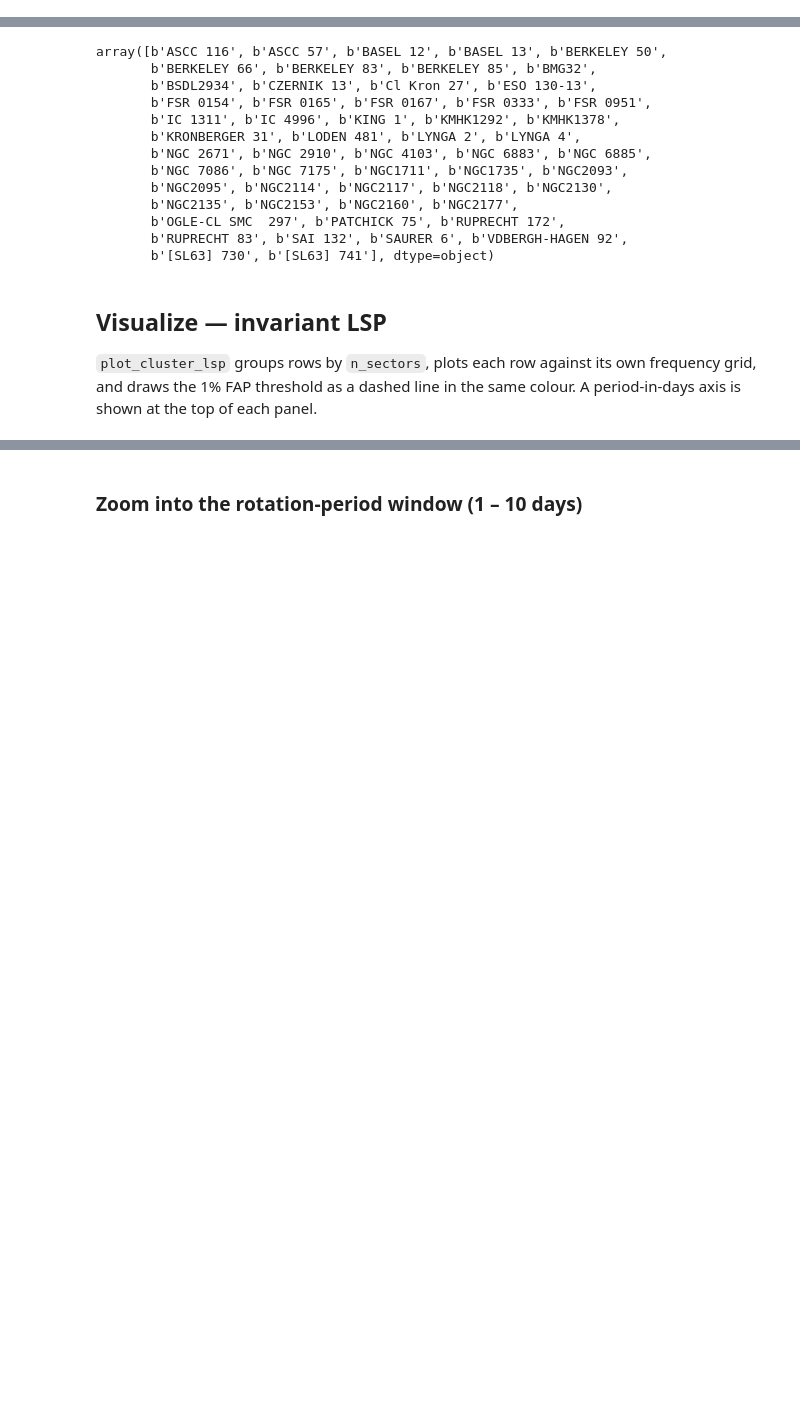
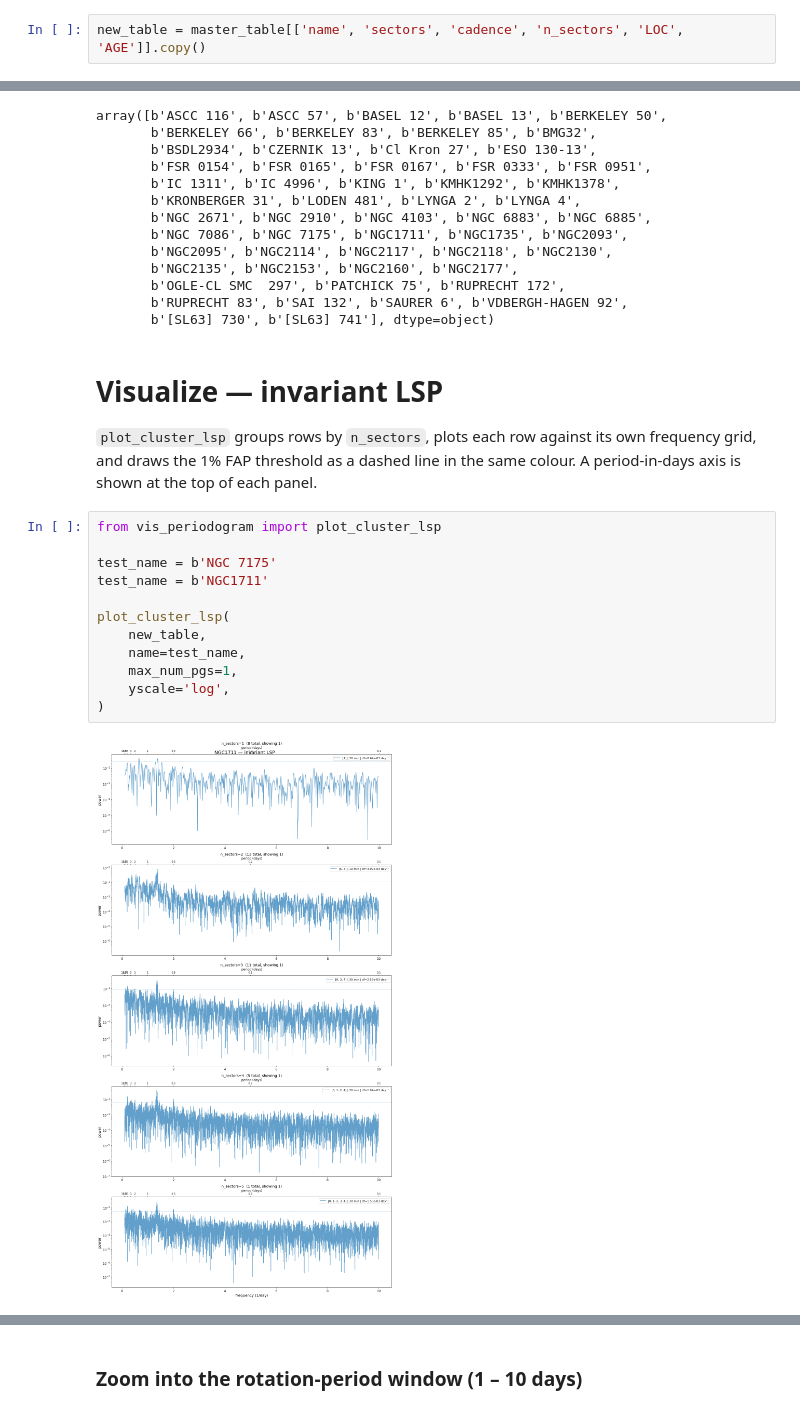
Before and after one commit to CharlieWillard1/TESS_Cluster_Age_ML, a Jupyter notebook: Data_Visualization_CGW/Visualize_LSP.ipynb, the cells around one changed output, grey strips where cells are left out. Saved outputs shown, nothing was run; the diff lists cells and outputs as text; blank space fills up the shorter version.

```diff
--- a/Data_Visualization_CGW/Visualize_LSP.ipynb
+++ b/Data_Visualization_CGW/Visualize_LSP.ipynb
@@ -0,0 +48,2 @@
+# %%
+new_table = master_table[['name', 'sectors', 'cadence', 'n_sectors', 'LOC', 'AGE']].copy()
@@ -166,8 +282,22 @@ array([b'ASCC 116', b'ASCC 57', b'BASEL 12', b'BASEL 13', b'BERKELEY 50',
        b'RUPRECHT 83', b'SAI 132', b'SAURER 6', b'VDBERGH-HAGEN 92',
        b'[SL63] 730', b'[SL63] 741'], dtype=object)
 # %% [markdown]
-## Visualize — invariant LSP
+# Visualize — invariant LSP
 
 `plot_cluster_lsp` groups rows by `n_sectors`, plots each row against its own
 frequency grid, and draws the 1% FAP threshold as a dashed line in the same
 colour.  A period-in-days axis is shown at the top of each panel.
+# %%
+from vis_periodogram import plot_cluster_lsp
+
+test_name = b'NGC 7175'
+test_name = b'NGC1711'
+
+plot_cluster_lsp(
+    new_table,
+    name=test_name,
+    max_num_pgs=1,
+    yscale='log',
+)
+# %% [output]
+[figure, added]
```
Also changed, not shown: parts of 18 cells of this notebook, 16 other files.
